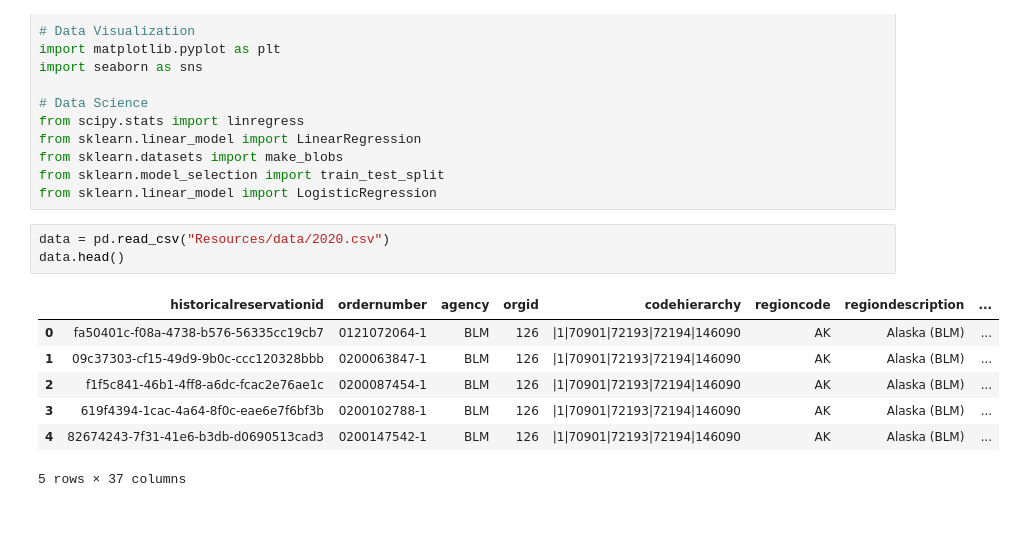
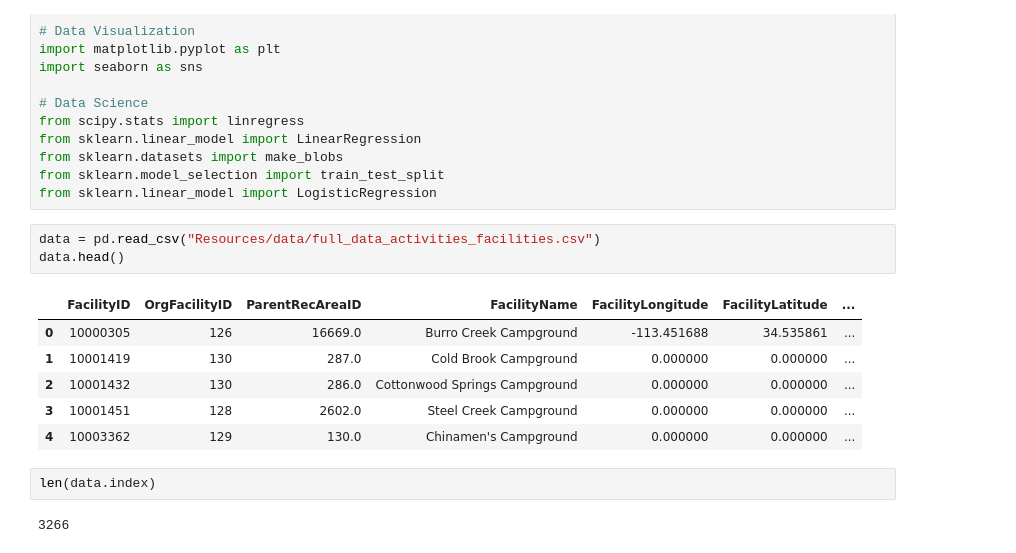
Before and after one commit to newbeadwork/Campground_Analysis_with_Machine_Learning, a Jupyter notebook: Data_Cleaning_File_SD.ipynb, the cells around one changed output. Saved outputs shown, nothing was run; the diff lists cells and outputs as text; blank space fills up the shorter version.

Commit message:
parse Activities data

```diff
--- a/Data_Cleaning_File_SD.ipynb
+++ b/Data_Cleaning_File_SD.ipynb
@@ -17,13 +17,16 @@ from sklearn.datasets import make_blobs
 from sklearn.model_selection import train_test_split
 from sklearn.linear_model import LogisticRegression
 # %%
-data = pd.read_csv("Resources/data/2020.csv")
+data = pd.read_csv("Resources/data/full_data_activities_facilities.csv")
 data.head()
 # %% [output]
-|  | historicalreservationid | ordernumber | agency | orgid | codehierarchy | regioncode | regiondescription | ... |
-| 0 | fa50401c-f08a-4738-b576-56335cc19cb7 | 0121072064-1 | BLM | 126 | |1|70901|72193|72194|146090 | AK | Alaska (BLM) | ... |
-| 1 | 09c37303-cf15-49d9-9b0c-ccc120328bbb | 0200063847-1 | BLM | 126 | |1|70901|72193|72194|146090 | AK | Alaska (BLM) | ... |
-| 2 | f1f5c841-46b1-4ff8-a6dc-fcac2e76ae1c | 0200087454-1 | BLM | 126 | |1|70901|72193|72194|146090 | AK | Alaska (BLM) | ... |
-| 3 | 619f4394-1cac-4a64-8f0c-eae6e7f6bf3b | 0200102788-1 | BLM | 126 | |1|70901|72193|72194|146090 | AK | Alaska (BLM) | ... |
-| 4 | 82674243-7f31-41e6-b3db-d0690513cad3 | 0200147542-1 | BLM | 126 | |1|70901|72193|72194|146090 | AK | Alaska (BLM) | ... |
+|  | FacilityID | OrgFacilityID | ParentRecAreaID | FacilityName | FacilityLongitude | FacilityLatitude | ... |
+| 0 | 10000305 | 126 | 16669.0 | Burro Creek Campground | -113.451688 | 34.535861 | ... |
+| 1 | 10001419 | 130 | 287.0 | Cold Brook Campground | 0.000000 | 0.000000 | ... |
+| 2 | 10001432 | 130 | 286.0 | Cottonwood Springs Campground | 0.000000 | 0.000000 | ... |
+| 3 | 10001451 | 128 | 2602.0 | Steel Creek Campground | 0.000000 | 0.000000 | ... |
+| 4 | 10003362 | 129 | 130.0 | Chinamen's Campground | 0.000000 | 0.000000 | ... |
-5 rows × 37 columns
+# %%
+len(data.index)
+# %% [output]
+3266
```
Also changed, not shown: parts of 7 cells of this notebook, 5 other files.
